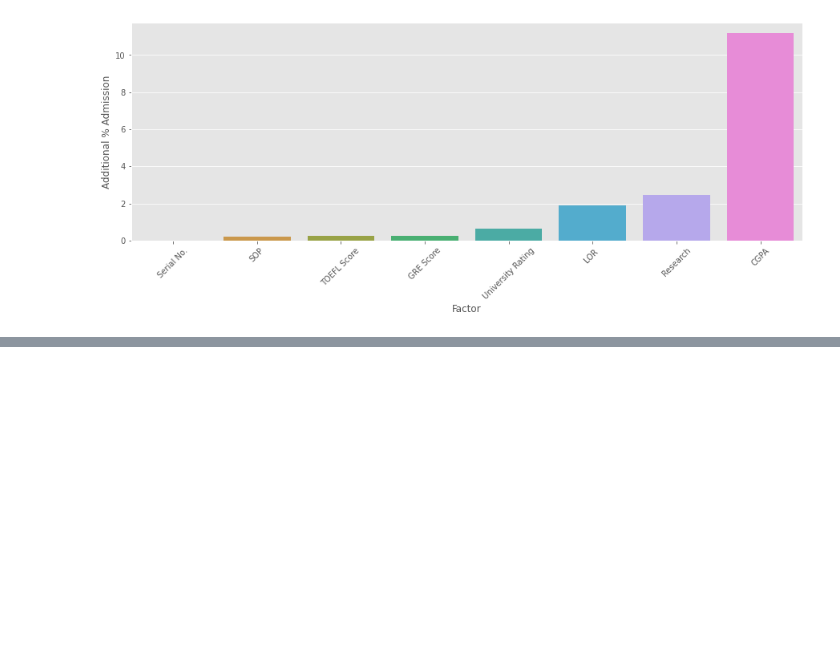
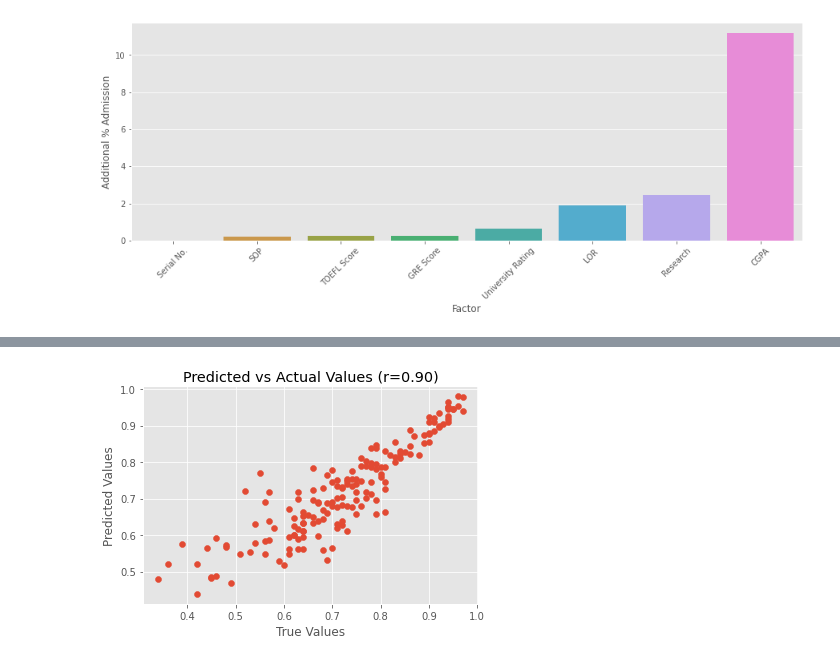
Before and after one commit to tyceaddley/WGU, a Jupyter notebook: Admissions.ipynb, the cells around one changed output, grey strips where cells are left out. Cells and saved outputs as stored; diff of their text form; code cells hidden in the pictures; blank space fills up the shorter version.

```diff
--- a/Admissions.ipynb
+++ b/Admissions.ipynb
@@ -69,7 +72,7 @@ mlpreg.score(X_Val, y_val)
 #creating linear regression model
 linreg = LinearRegression().fit(X_train, y_train)
 #predict the df validation data splits
-linreg.predict(X_Val)
+pred_y= linreg.predict(X_Val)
 #scoring the values of the predicted x validation set against the y_val set
 linreg.score(X_Val, y_val)
 print((y_val - linreg.predict(X_Val)).apply(abs).mean())
@@ -104,0 +128,9 @@ plt.show()
+# %%
+from scipy.stats import pearsonr
+plt.scatter(y_val, pred_y)
+plt.xlabel("True Values")
+plt.ylabel("Predicted Values")
+plt.title('Predicted vs Actual Values (r={0:0.2f})'.format(pearsonr(y_val,pred_y)[0]))
+rscore=pearsonr(y_val,pred_y)
+# %% [output]
+[figure, added]
```
Also changed, not shown: parts of 4 cells of this notebook.
